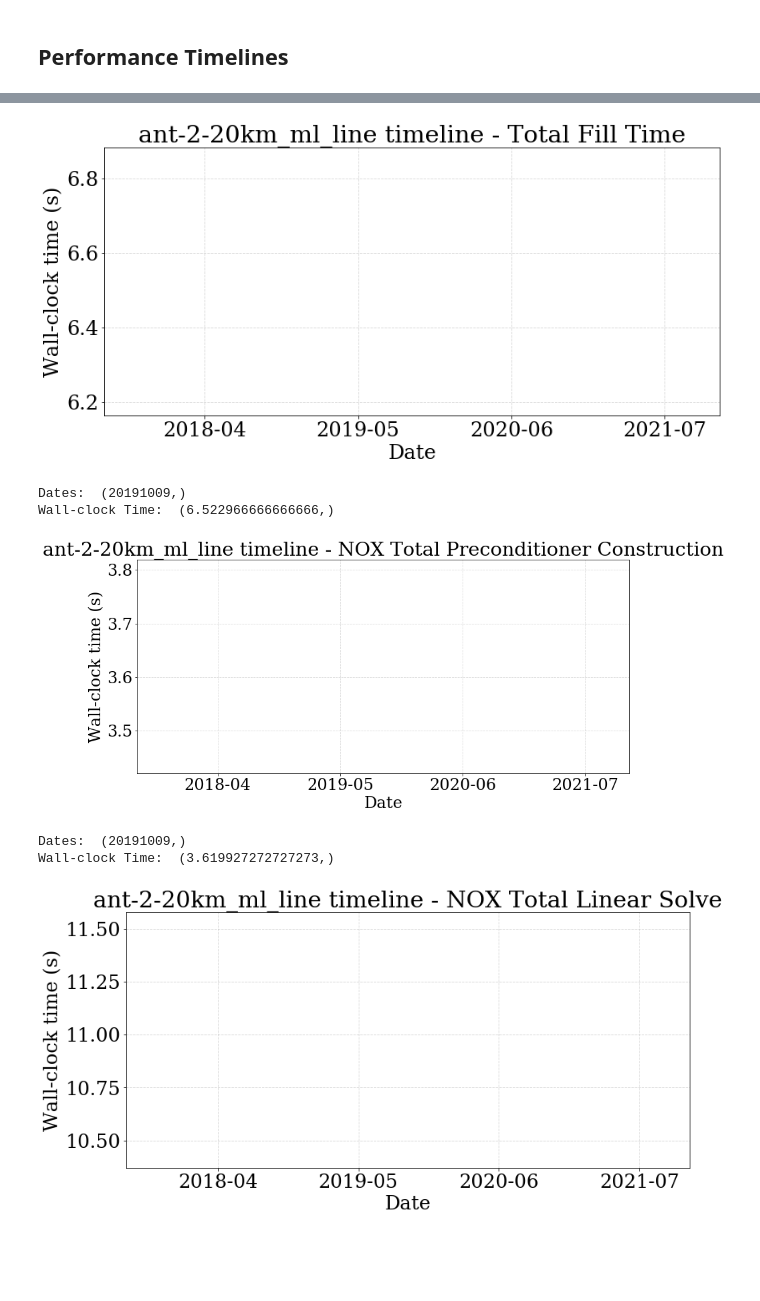
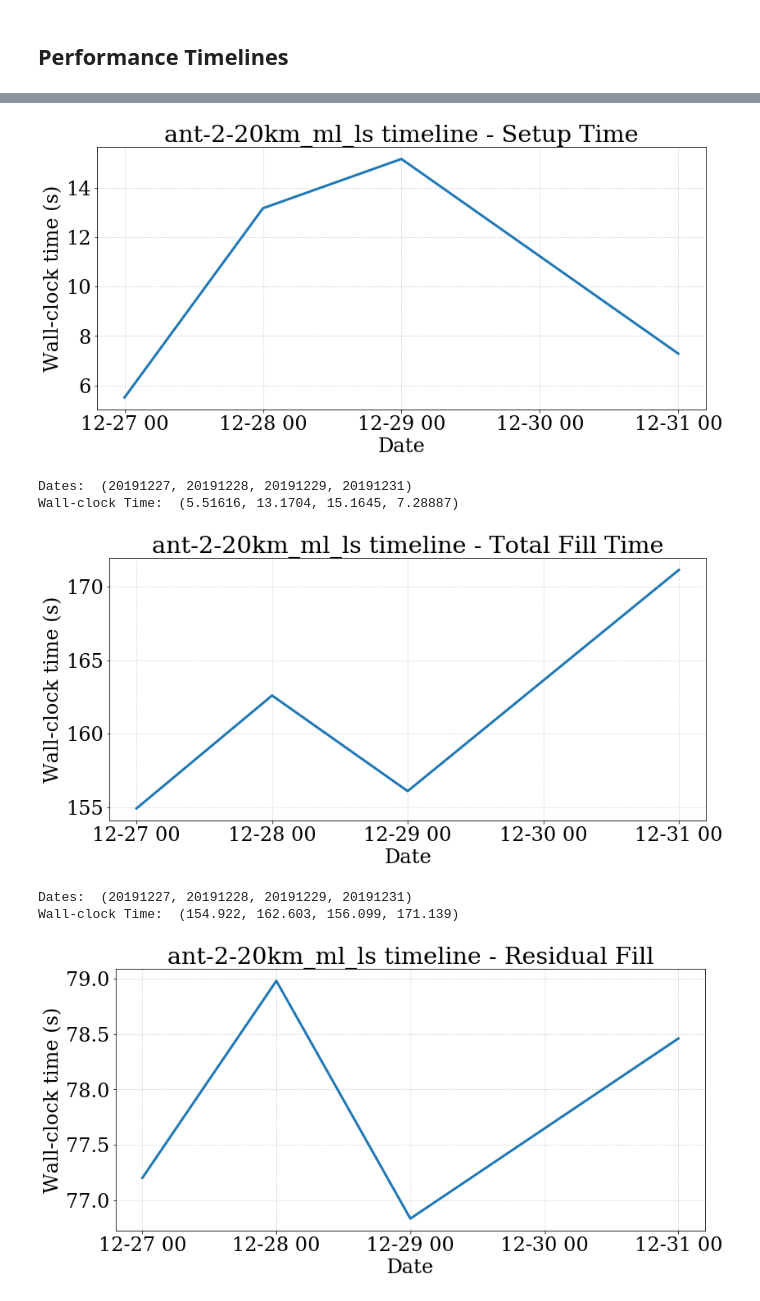
Before and after one commit to sandialabs/ali-perf-data, a Jupyter notebook: ali/blake_nightly_data/Ali_PerfTestsBlake.ipynb, the cells around one changed output, grey strips where cells are left out. Saved outputs shown, nothing was run; the diff lists cells and outputs as text; code cells hidden in the pictures; blank space fills up the shorter version.

```diff
--- a/ali/blake_nightly_data/Ali_PerfTestsBlake.ipynb
+++ b/ali/blake_nightly_data/Ali_PerfTestsBlake.ipynb
@@ -67,7 +67,7 @@ np = 384
 # Plot:
 plt.figure()
 imarker = 0
-markers = ['o','s','v','^','<','>']
+markers = ['+','o','*','x','v','d','^','s','>','<','+']
 legNames = []
 for case in cases:
     # Extract info and plot
@@ -80,7 +80,7 @@ for case in cases:
 plt.xlabel('Date')
 plt.ylabel('Pass/Fail')
 #plt.ylim((6e-3, 1e-1))
-plt.legend(legNames)
+plt.legend(legNames,fontsize=14,loc='center left')
 plt.tight_layout()
 plt.title('Performance Tests Status')
 ax = plt.gca()
@@ -118,7 +118,7 @@ names =  ('Total Time',
           'Residual Fill',
           'Residual Fill Evaluate',
           'Residual Fill Export',
-          'Jacobian Fill'
+          'Jacobian Fill',
           'Jacobian Fill Evaluate',
           'Jacobian Fill Export',
           'NOX Total Preconditioner Construction',
@@ -129,7 +129,7 @@ timers = ('Albany Total Time:',
           'Albany Fill: Residual:',
           'Albany Residual Fill: Evaluate:',
           'Albany Residual Fill: Export:',
-          'Albany Fill: Jacobian:'
+          'Albany Fill: Jacobian:',
           'Albany Jacobian Fill: Evaluate:',
           'Albany Jacobian Fill: Export:',
           'NOX Total Preconditioner Construction:',
@@ -166,7 +166,7 @@ Wall-clock Time:  (448.348,)
-[figure, old version]
+[figure, new version]
-Dates:  (20191009,)
-Wall-clock Time:  (6.522966666666666,)
+Dates:  (20191227, 20191228, 20191229, 20191231)
+Wall-clock Time:  (5.51616, 13.1704, 15.1645, 7.28887)
-[figure, old version]
+[figure, new version]
-Dates:  (20191009,)
-Wall-clock Time:  (3.619927272727273,)
+Dates:  (20191227, 20191228, 20191229, 20191231)
+Wall-clock Time:  (154.922, 162.603, 156.099, 171.139)
-[figure, old version]
+[figure, new version]
```
Also changed, not shown: parts of 2 cells of this notebook.
